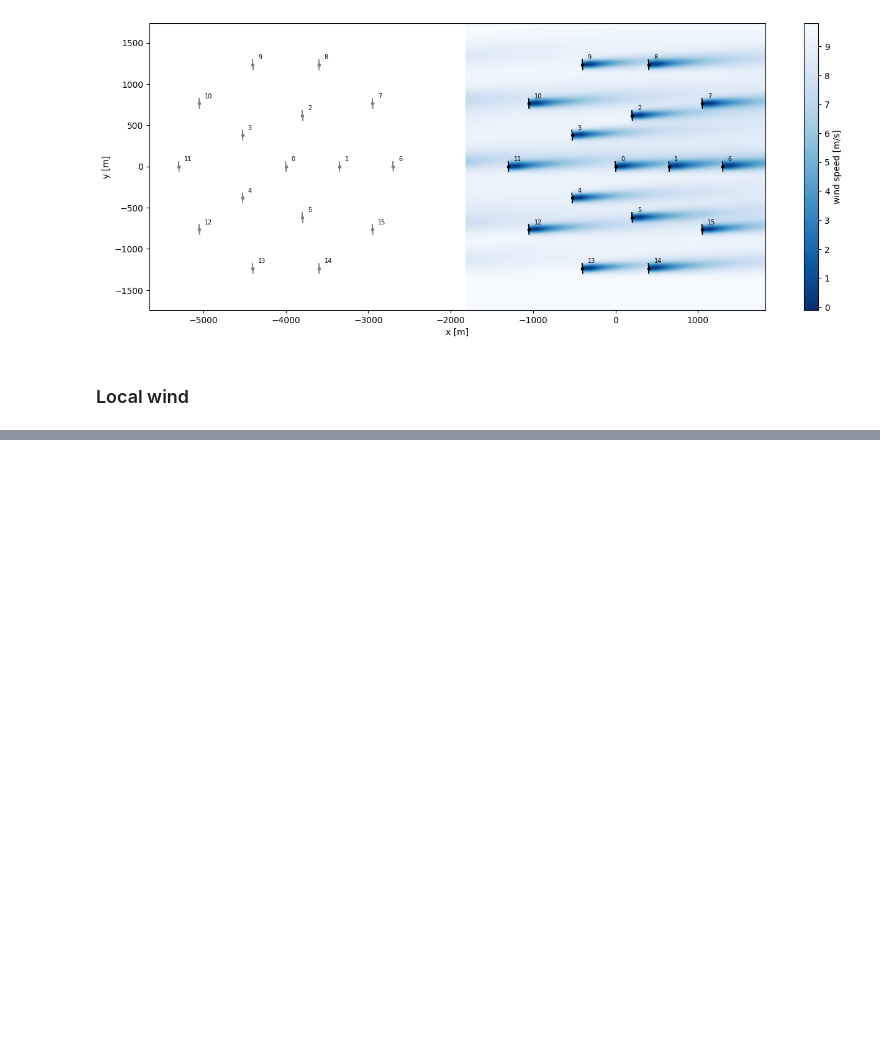
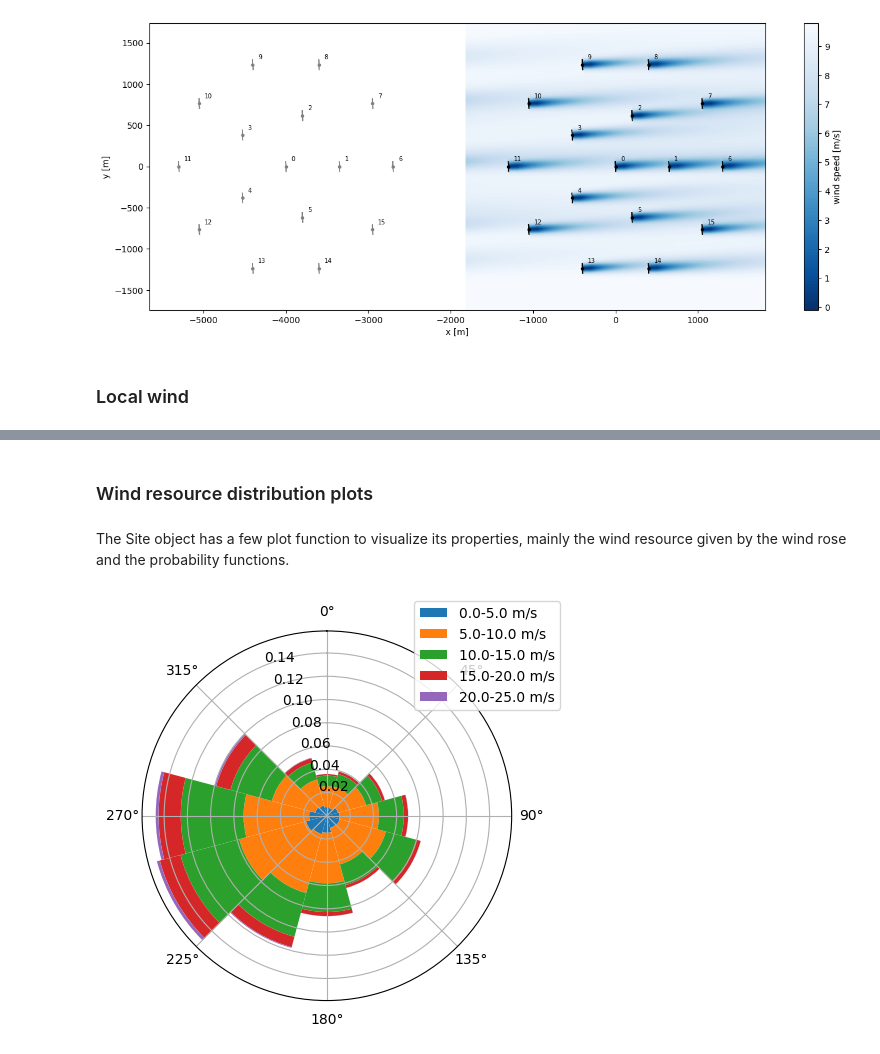
Before and after one commit to marcinsadowy/WTABL, a Jupyter notebook: Marcin_PyWake/Site_Object.ipynb, the cells around one changed output, grey strips where cells are left out. Saved outputs shown, nothing was run; the diff lists cells and outputs as text; code cells hidden in the pictures; blank space fills up the shorter version.

```diff
--- a/Marcin_PyWake/Site_Object.ipynb
+++ b/Marcin_PyWake/Site_Object.ipynb
@@ -208,0 +399,9 @@ Text(0, 0.5, 'y [m]')
+# %% [markdown]
+### Wind resource distribution plots
+# %% [markdown]
+The Site object has a few plot function to visualize its properties, mainly the wind resource given by the wind rose and the probability functions.
+# %%
+site = sites['Hornsrev1']
+_ = site.plot_wd_distribution(n_wd=12, ws_bins=[0,5,10,15,20,25])
+# %% [output]
+[figure, added]
```
Also changed, not shown: parts of 20 cells of this notebook.
